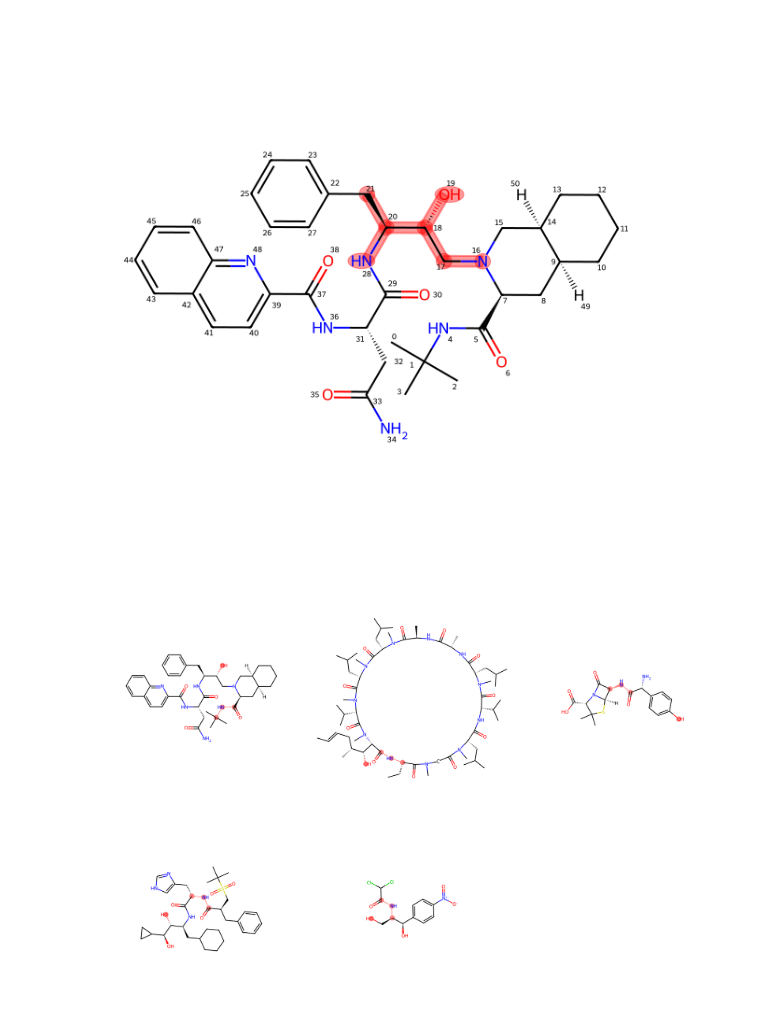
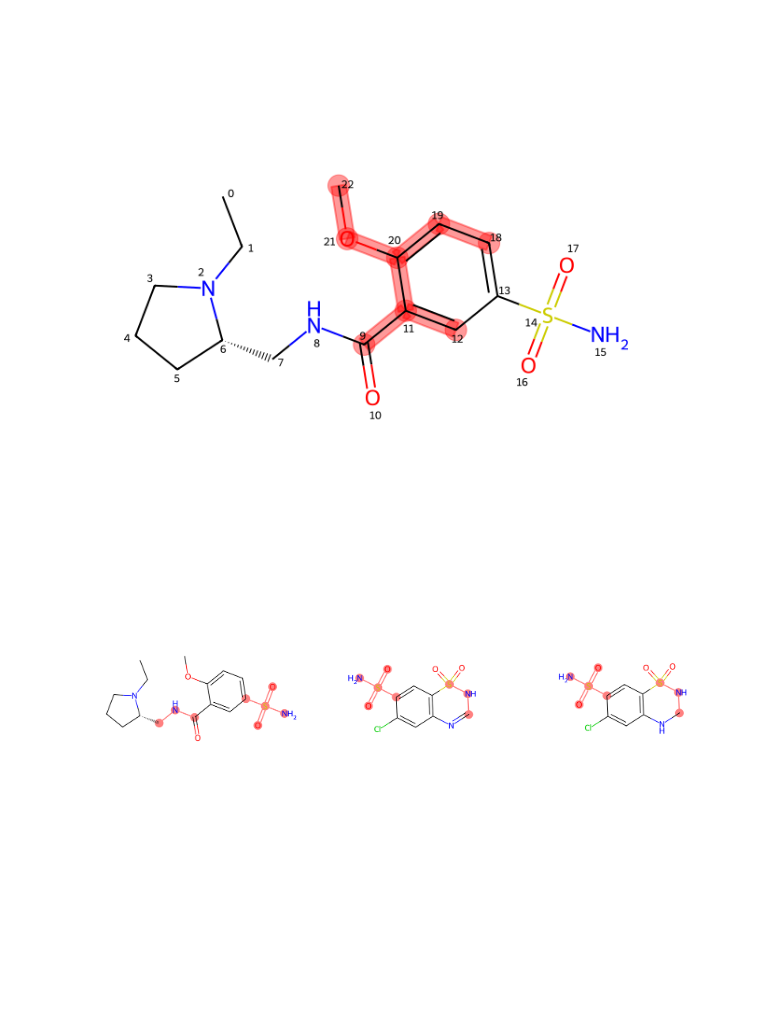
Before and after one commit to PARODBE/comptox_analysis, a Jupyter notebook: notebook/Highlighting.ipynb, the cells around one changed output. Cells and saved outputs as stored; diff of their text form; code cells hidden in the pictures; blank space fills up the shorter version.

```diff
--- a/notebook/Highlighting.ipynb
+++ b/notebook/Highlighting.ipynb
@@ -31,4 +27,4 @@ imp[:10].plot.bar();
 # %%
 df_fp=pd.DataFrame(X,columns=columns)
 
-indexes=df_fp[(df_fp.fp_576==1)&(df_fp.fp_1434==1)].index.values
+indexes=df_fp[(df_fp.fp_576==1)&(df_fp.fp_779==1)].index.values
@@ -49,12 +43,12 @@ highlighter_instance.fragmentation(type='morgan',n=26,number=0)[0] #you can also
 # %%
 highlighter_instance = highlighter([mols[0]])
 
-highlighter_instance.highlighting(type='morgan',fingerprint_numbers=[[707]])
+highlighter_instance.highlighting(type='morgan',fingerprint_numbers=[[1300]])
 # %% [output]
-[figure, old version]
+[figure, new version]
 # %%
 highlighter_instance = highlighter(mols)
 
-highlighter_instance.highlighting(fingerprint_numbers=[[3,779],[3,779],[3,779],[3,779],[3,779]])
+highlighter_instance.highlighting(fingerprint_numbers=[[576,779],[576,779],[576,779]])
 # %% [output]
-[figure, old version]
+[figure, new version]
```
Also changed, not shown: parts of 7 cells of this notebook.
